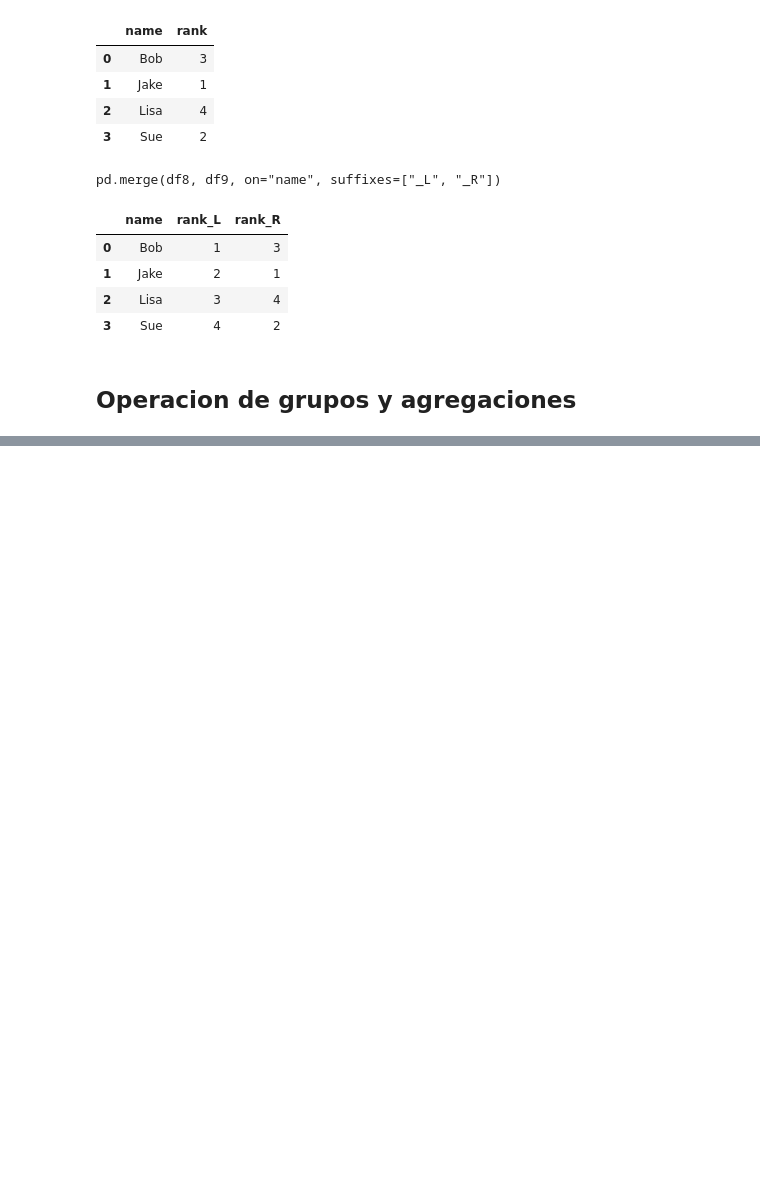
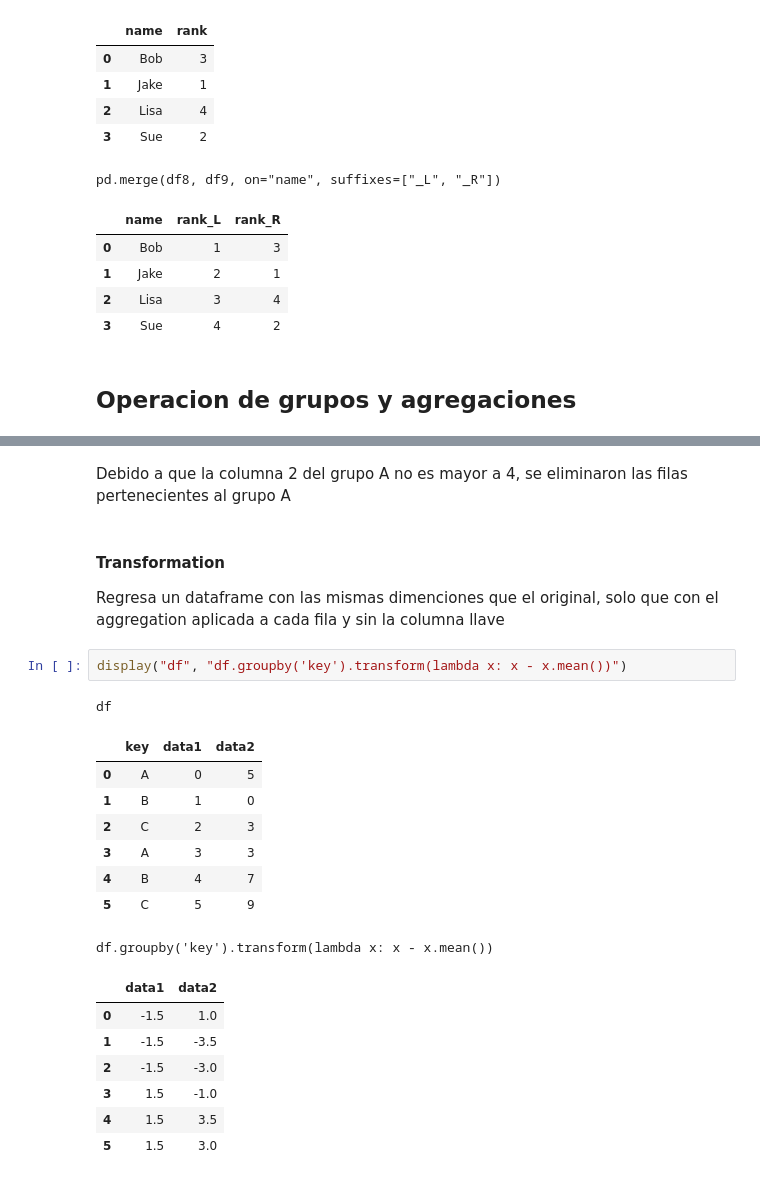
Before and after one commit to mrHyde90/DataScienceCourse, a Jupyter notebook: Pandas.ipynb, the cells around one changed output, grey strips where cells are left out. Drawn from its saved outputs; the diff is of its cells as text; blank space fills up the shorter version.

```diff
--- a/Pandas.ipynb
+++ b/Pandas.ipynb
@@ -2112,0 +2273,25 @@ pd.merge(df8, df9, on="name", suffixes=["_L", "_R"])
+# %% [markdown]
+Debido a que la columna 2 del grupo A no es mayor a 4, se eliminaron las filas pertenecientes al grupo A
+# %% [markdown]
+#### Transformation
+
+Regresa un dataframe con las mismas dimenciones que el original, solo que con el aggregation aplicada a cada fila y sin la columna llave
+# %%
+display("df", "df.groupby('key').transform(lambda x: x - x.mean())")
+# %% [output]
+df
+|  | key | data1 | data2 |
+| 0 | A | 0 | 5 |
+| 1 | B | 1 | 0 |
+| 2 | C | 2 | 3 |
+| 3 | A | 3 | 3 |
+| 4 | B | 4 | 7 |
+| 5 | C | 5 | 9 |
+df.groupby('key').transform(lambda x: x - x.mean())
+|  | data1 | data2 |
+| 0 | -1.5 | 1.0 |
+| 1 | -1.5 | -3.5 |
+| 2 | -1.5 | -3.0 |
+| 3 | 1.5 | -1.0 |
+| 4 | 1.5 | 3.5 |
+| 5 | 1.5 | 3.0 |
```
Also changed, not shown: parts of 22 cells of this notebook.
